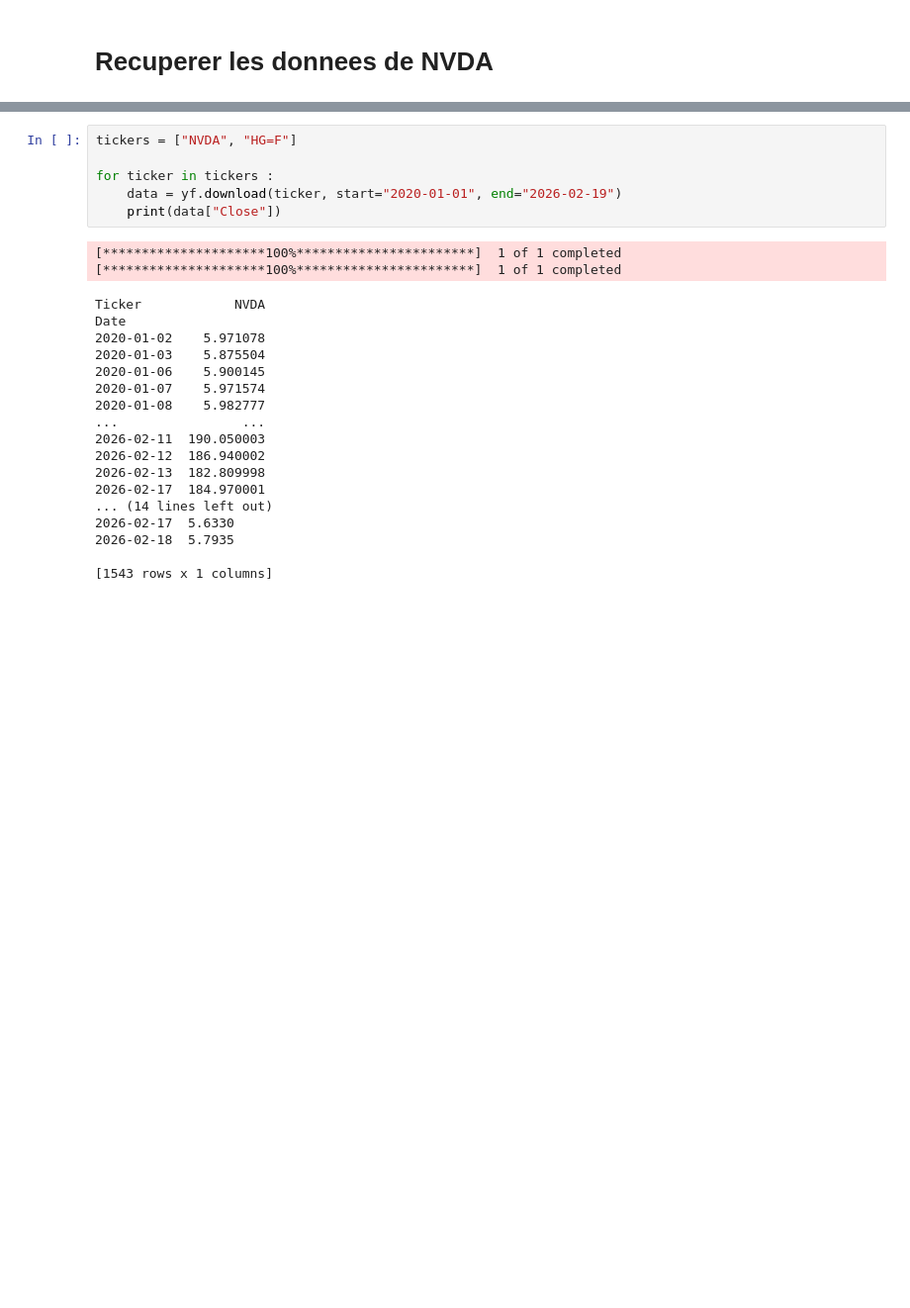
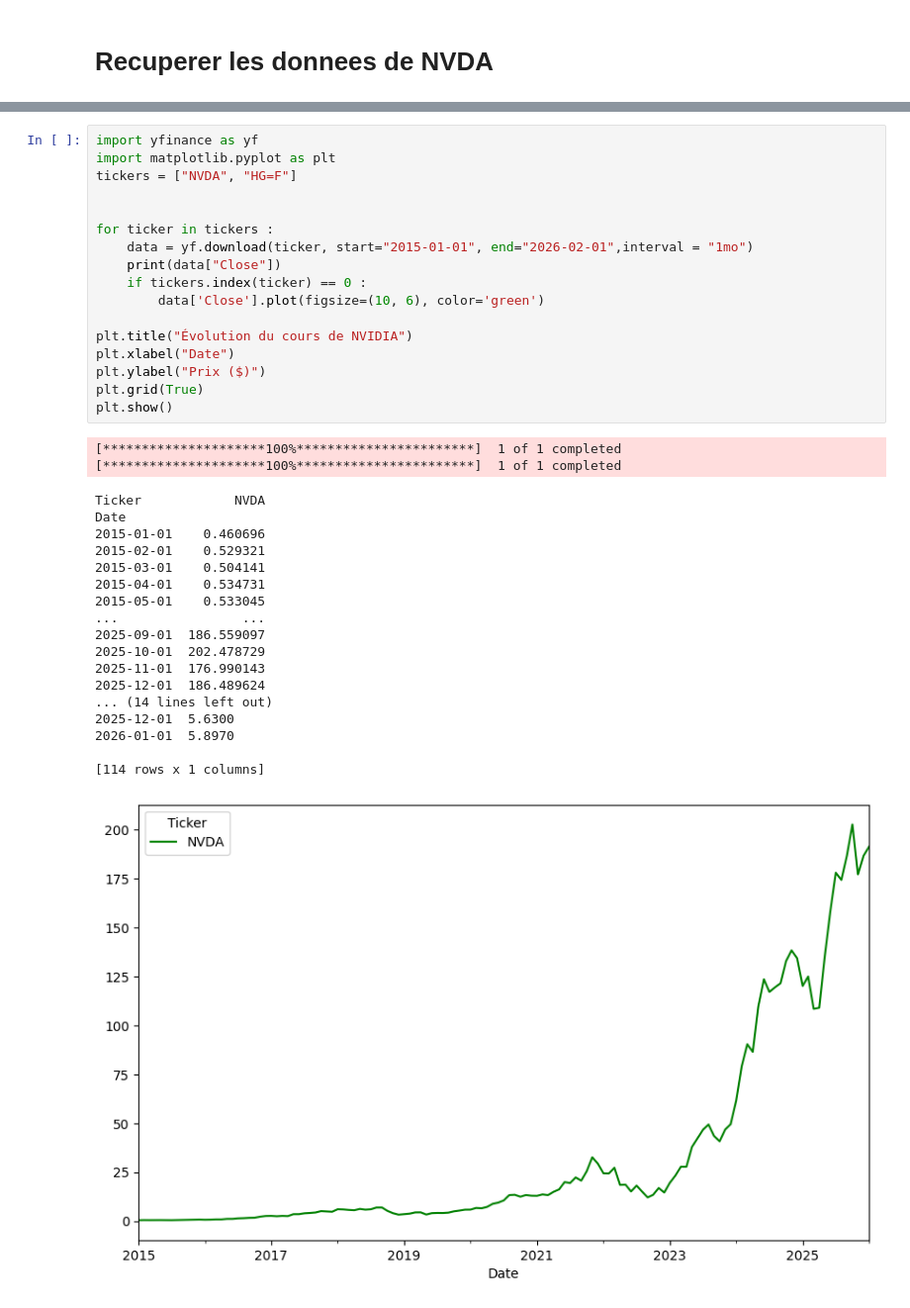
Before and after one commit to c-battaglia/Projet-Audit-Data-Battaglia-La-Mendola-Bernardoff-Bleywas, a Jupyter notebook: SCRIPTS/script.ipynb, the cells around one changed output, grey strips where cells are left out. Shown at 99% size. Drawn from its saved outputs; the diff is of its cells as text; blank space fills up the shorter version.

Commit message:
avancement au 1er graphique

```diff
--- a/SCRIPTS/script.ipynb
+++ b/SCRIPTS/script.ipynb
@@ -36,26 +24,38 @@ Successfully installed pip-26.0.1
 # %%
+import yfinance as yf
+import matplotlib.pyplot as plt
 tickers = ["NVDA", "HG=F"]
 
+
 for ticker in tickers :
-    data = yf.download(ticker, start="2020-01-01", end="2026-02-19")
+    data = yf.download(ticker, start="2015-01-01", end="2026-02-01",interval = "1mo")
     print(data["Close"])
+    if tickers.index(ticker) == 0 :
+        data['Close'].plot(figsize=(10, 6), color='green')
+
+plt.title("Évolution du cours de NVIDIA")
+plt.xlabel("Date")
+plt.ylabel("Prix ($)")
+plt.grid(True)
+plt.show()
 # %% [output]
 [*********************100%***********************]  1 of 1 completed
 [*********************100%***********************]  1 of 1 completed
 Ticker            NVDA
 Date
-2020-01-02    5.971078
-2020-01-03    5.875504
-2020-01-06    5.900145
-2020-01-07    5.971574
-2020-01-08    5.982777
+2015-01-01    0.460696
+2015-02-01    0.529321
+2015-03-01    0.504141
+2015-04-01    0.534731
+2015-05-01    0.533045
 ...                ...
-2026-02-11  190.050003
-2026-02-12  186.940002
-2026-02-13  182.809998
-2026-02-17  184.970001
+2025-09-01  186.559097
+2025-10-01  202.478729
+2025-11-01  176.990143
+2025-12-01  186.489624
 ... (14 lines left out)
-2026-02-17  5.6330
-2026-02-18  5.7935
+2025-12-01  5.6300
+2026-01-01  5.8970
 
-[1543 rows x 1 columns]
+[114 rows x 1 columns]
+[figure, added]
```
Also changed, not shown: parts of 3 cells of this notebook.
